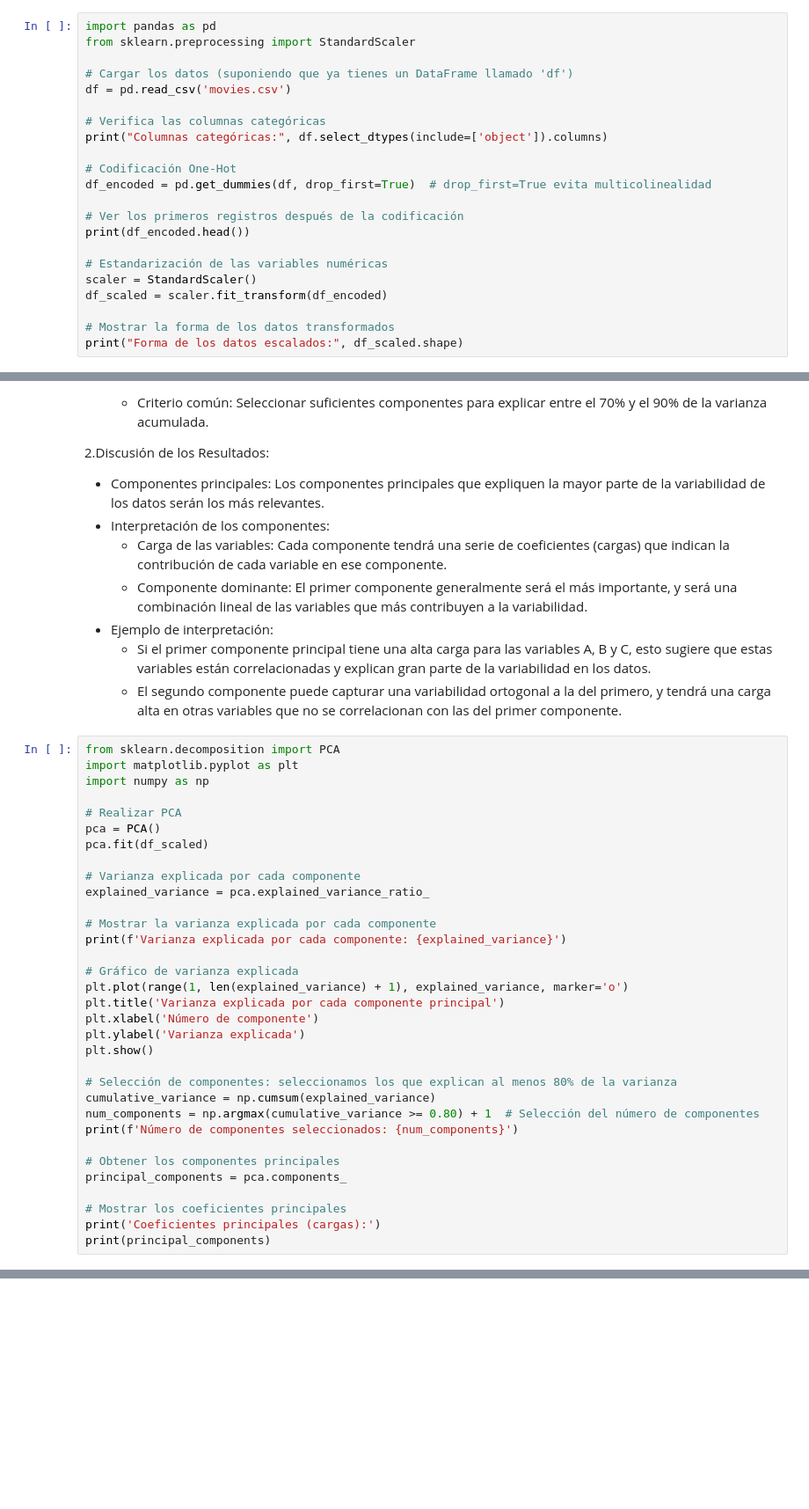
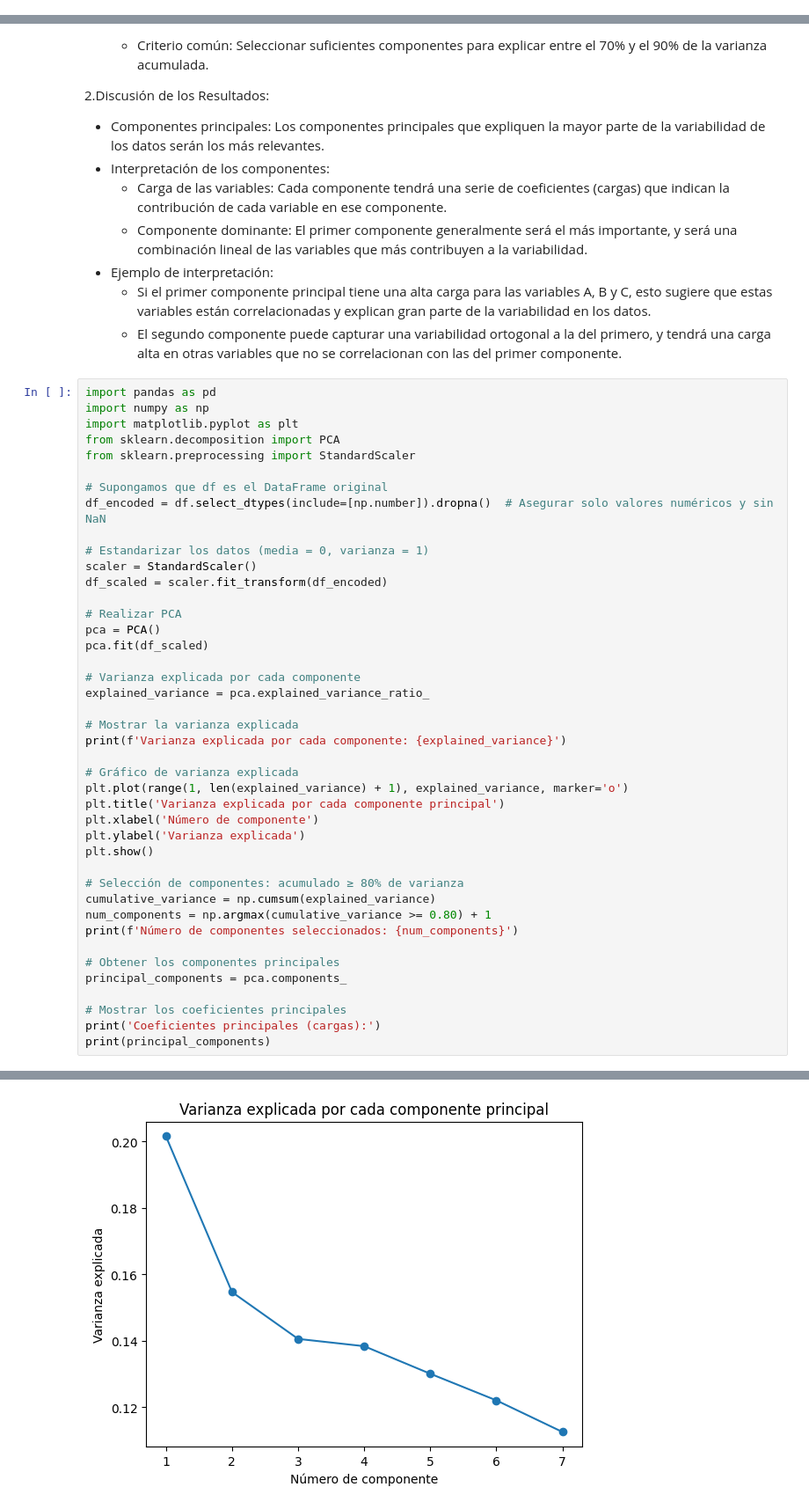
Before and after one commit to edman-cota/clustering, a Jupyter notebook: PCA.ipynb, the cells around one changed output, grey strips where cells are left out. Shown at 88% size. Saved outputs shown, nothing was run; the diff lists cells and outputs as text; blank space fills up the shorter version.

```diff
--- a/PCA.ipynb
+++ b/PCA.ipynb
@@ -19,25 +19,3 @@ Transformaciones comunes para variables categóricas:
 
 ¿Vale la pena hacer estas transformaciones?
    - Si las variables categóricas tienen un impacto significativo en la variabilidad de los datos, transformarlas puede proporcionar una representación más rica y útil para el PCA.
-# %%
-import pandas as pd
-from sklearn.preprocessing import StandardScaler
-
-# Cargar los datos (suponiendo que ya tienes un DataFrame llamado 'df')
-df = pd.read_csv('movies.csv')
-
-# Verifica las columnas categóricas
-print("Columnas categóricas:", df.select_dtypes(include=['object']).columns)
-
-# Codificación One-Hot
-df_encoded = pd.get_dummies(df, drop_first=True)  # drop_first=True evita multicolinealidad
-
-# Ver los primeros registros después de la codificación
-print(df_encoded.head())
-
-# Estandarización de las variables numéricas
-scaler = StandardScaler()
-df_scaled = scaler.fit_transform(df_encoded)
-
-# Mostrar la forma de los datos transformados
-print("Forma de los datos escalados:", df_scaled.shape)
@@ -109,9 +156,18 @@ Una vez que se determina que es conveniente realizar PCA (basado en las pruebas
       - Si el primer componente principal tiene una alta carga para las variables A, B y C, esto sugiere que estas variables están correlacionadas y explican gran parte de la variabilidad en los datos.
       - El segundo componente puede capturar una variabilidad ortogonal a la del primero, y tendrá una carga alta en otras variables que no se correlacionan con las del primer componente.
 # %%
+import pandas as pd
+import numpy as np
+import matplotlib.pyplot as plt
 from sklearn.decomposition import PCA
-import matplotlib.pyplot as plt
-import numpy as np
+from sklearn.preprocessing import StandardScaler
+
+# Supongamos que df es el DataFrame original
+df_encoded = df.select_dtypes(include=[np.number]).dropna()  # Asegurar solo valores numéricos y sin NaN
+
+# Estandarizar los datos (media = 0, varianza = 1)
+scaler = StandardScaler()
+df_scaled = scaler.fit_transform(df_encoded)
 
 # Realizar PCA
 pca = PCA()
@@ -120,7 +176,7 @@ pca.fit(df_scaled)
 # Varianza explicada por cada componente
 explained_variance = pca.explained_variance_ratio_
 
-# Mostrar la varianza explicada por cada componente
+# Mostrar la varianza explicada
 print(f'Varianza explicada por cada componente: {explained_variance}')
 
 # Gráfico de varianza explicada
@@ -130,9 +186,9 @@ plt.xlabel('Número de componente')
 plt.ylabel('Varianza explicada')
 plt.show()
 
-# Selección de componentes: seleccionamos los que explican al menos 80% de la varianza
+# Selección de componentes: acumulado ≥ 80% de varianza
 cumulative_variance = np.cumsum(explained_variance)
-num_components = np.argmax(cumulative_variance >= 0.80) + 1  # Selección del número de componentes
+num_components = np.argmax(cumulative_variance >= 0.80) + 1
 print(f'Número de componentes seleccionados: {num_components}')
 
 # Obtener los componentes principales
@@ -141,3 +197,4 @@ principal_components = pca.components_
 # Mostrar los coeficientes principales
 print('Coeficientes principales (cargas):')
 print(principal_components)
+# %% [output]
@@ -143,0 +203 @@ print(principal_components)
+[figure, added]
```
Also changed, not shown: parts of 4 cells of this notebook.
